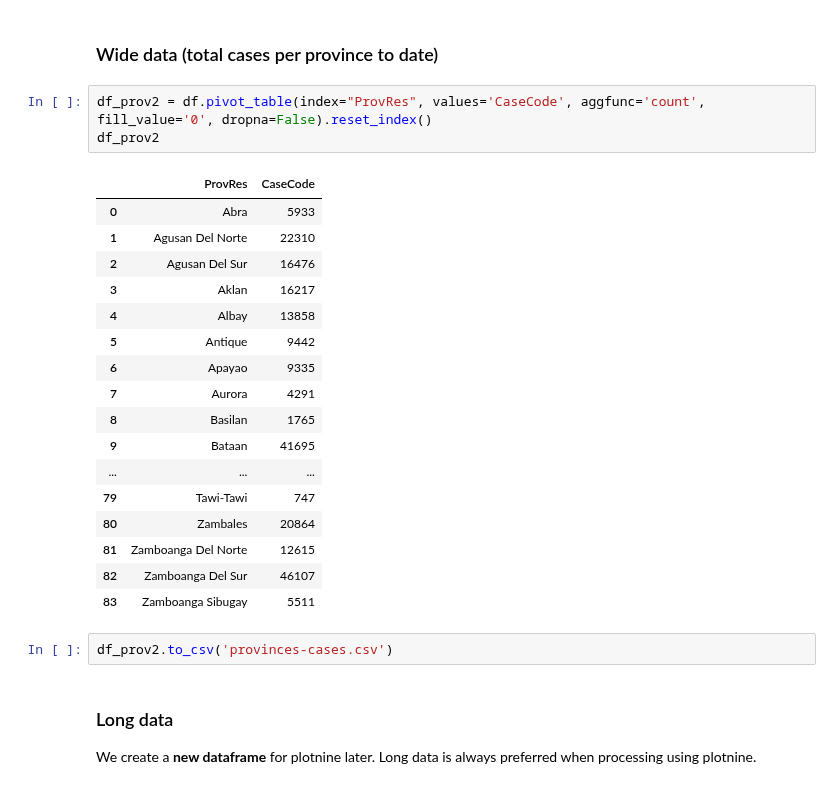
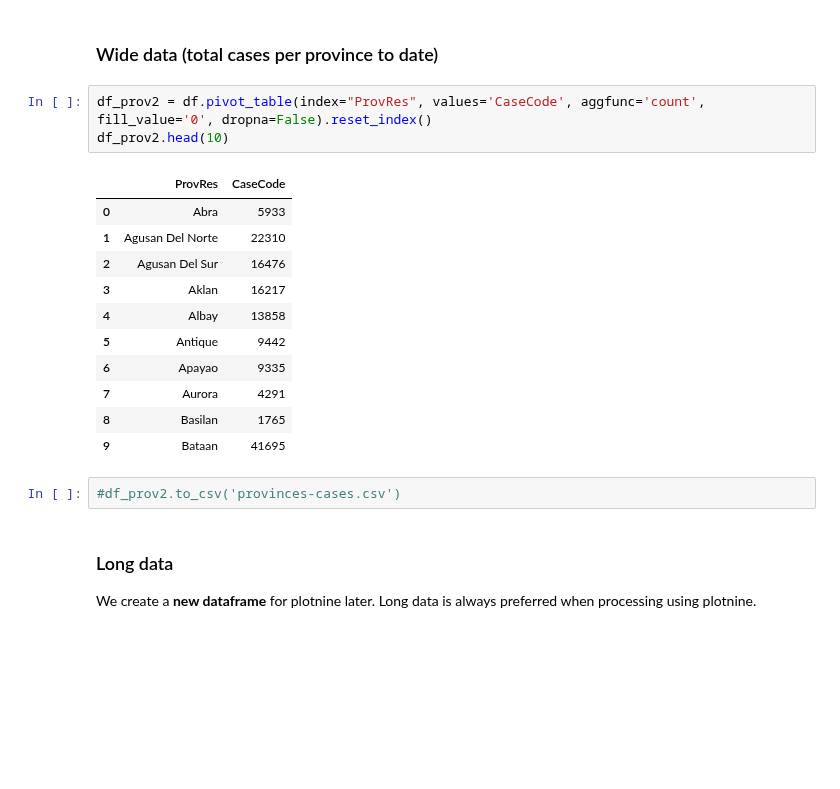
Before and after one commit to pmagtulis/covid-ph, a Jupyter notebook: covid-philippines.ipynb, the cells around one changed output. Drawn from its saved outputs; the diff is of its cells as text; blank space fills up the shorter version.

```diff
--- a/covid-philippines.ipynb
+++ b/covid-philippines.ipynb
@@ -370,27 +370,21 @@ df_prov.head(10)
 ### Wide data (total cases per province to date)
 # %%
 df_prov2 = df.pivot_table(index="ProvRes", values='CaseCode', aggfunc='count', fill_value='0', dropna=False).reset_index()
-df_prov2
+df_prov2.head(10)
 # %% [output]
 |  | ProvRes | CaseCode |
 | 0 | Abra | 5933 |
 | 1 | Agusan Del Norte | 22310 |
 | 2 | Agusan Del Sur | 16476 |
 | 3 | Aklan | 16217 |
 | 4 | Albay | 13858 |
 | 5 | Antique | 9442 |
 | 6 | Apayao | 9335 |
 | 7 | Aurora | 4291 |
 | 8 | Basilan | 1765 |
 | 9 | Bataan | 41695 |
-| ... | ... | ... |
-| 79 | Tawi-Tawi | 747 |
-| 80 | Zambales | 20864 |
-| 81 | Zamboanga Del Norte | 12615 |
-| 82 | Zamboanga Del Sur | 46107 |
-| 83 | Zamboanga Sibugay | 5511 |
 # %%
-df_prov2.to_csv('provinces-cases.csv')
+#df_prov2.to_csv('provinces-cases.csv')
 # %% [markdown]
 ### Long data
 
```
Also changed, not shown: parts of 26 cells of this notebook.
